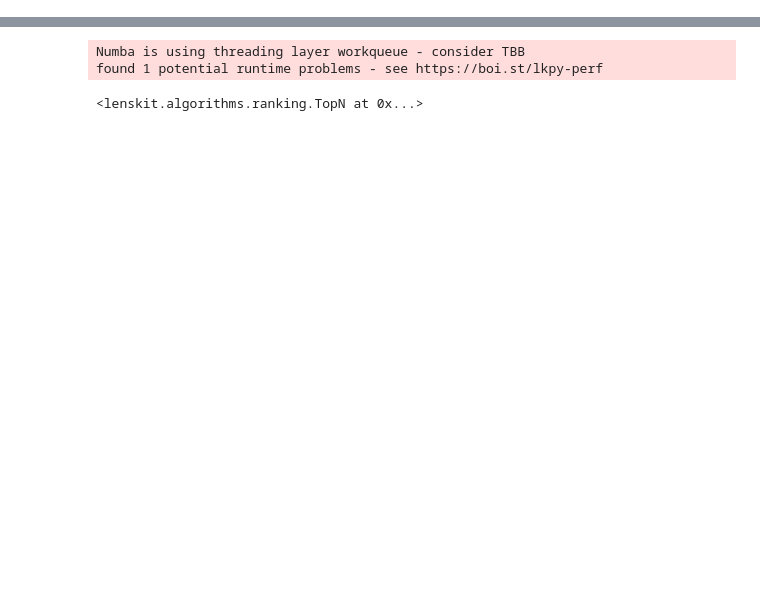
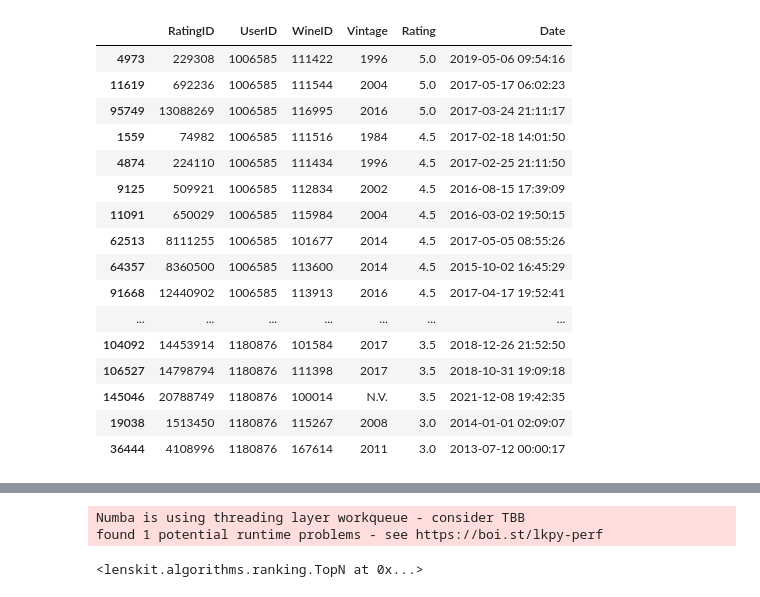
Before and after one commit to irrrrrrrrr/MAISE_RecSys_Group8_Ass, a Jupyter notebook: group_test.ipynb, the cells around one changed output, grey strips where cells are left out. Saved outputs shown, nothing was run; the diff lists cells and outputs as text; code cells hidden in the pictures; blank space fills up the shorter version.

```diff
--- a/group_test.ipynb
+++ b/group_test.ipynb
@@ -11,0 +12,4 @@ group_id = 10
+# %%
+group_info = group_data[group_data['group_id'] == group_id].iloc[0]
+group_members = eval(group_info['group_members'])
+display(group_info)
@@ -12,3 +24,24 @@ group_id = 10
+# %%
+group_ratings = ratings_data[ratings_data['UserID'].isin(group_members)]
+display(group_ratings.sort_values(by=['UserID', 'Rating'], ascending=[True, False]))
+# %% [output]
+|  | RatingID | UserID | WineID | Vintage | Rating | Date |
+| 4973 | 229308 | 1006585 | 111422 | 1996 | 5.0 | 2019-05-06 09:54:16 |
+| 11619 | 692236 | 1006585 | 111544 | 2004 | 5.0 | 2017-05-17 06:02:23 |
+| 95749 | 13088269 | 1006585 | 116995 | 2016 | 5.0 | 2017-03-24 21:11:17 |
+| 1559 | 74982 | 1006585 | 111516 | 1984 | 4.5 | 2017-02-18 14:01:50 |
+| 4874 | 224110 | 1006585 | 111434 | 1996 | 4.5 | 2017-02-25 21:11:50 |
+| 9125 | 509921 | 1006585 | 112834 | 2002 | 4.5 | 2016-08-15 17:39:09 |
+| 11091 | 650029 | 1006585 | 115984 | 2004 | 4.5 | 2016-03-02 19:50:15 |
+| 62513 | 8111255 | 1006585 | 101677 | 2014 | 4.5 | 2017-05-05 08:55:26 |
+| 64357 | 8360500 | 1006585 | 113600 | 2014 | 4.5 | 2015-10-02 16:45:29 |
+| 91668 | 12440902 | 1006585 | 113913 | 2016 | 4.5 | 2017-04-17 19:52:41 |
+| ... | ... | ... | ... | ... | ... | ... |
+| 104092 | 14453914 | 1180876 | 101584 | 2017 | 3.5 | 2018-12-26 21:52:50 |
+| 106527 | 14798794 | 1180876 | 111398 | 2017 | 3.5 | 2018-10-31 19:09:18 |
+| 145046 | 20788749 | 1180876 | 100014 | N.V. | 3.5 | 2021-12-08 19:42:35 |
+| 19038 | 1513450 | 1180876 | 115267 | 2008 | 3.0 | 2014-01-01 02:09:07 |
+| 36444 | 4108996 | 1180876 | 167614 | 2011 | 3.0 | 2013-07-12 00:00:17 |
 # %%
 recommended_wines = gra.group_rec(group_id, group_data, merged_data,wine_data,ratings_data, None)
 display(recommended_wines)
```
Also changed, not shown: parts of 5 cells of this notebook, 2 other files.
